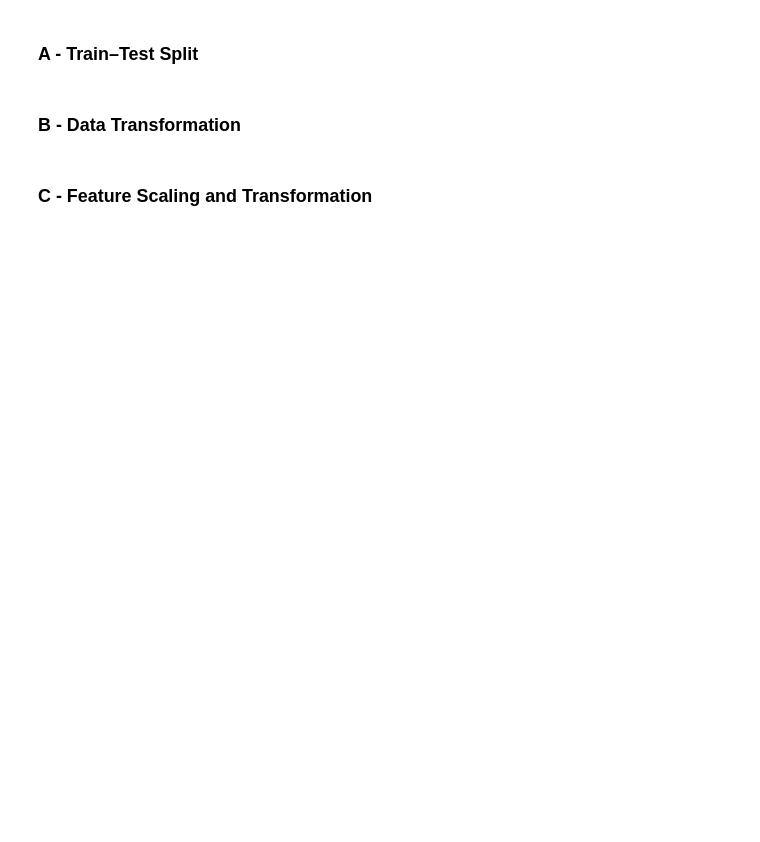
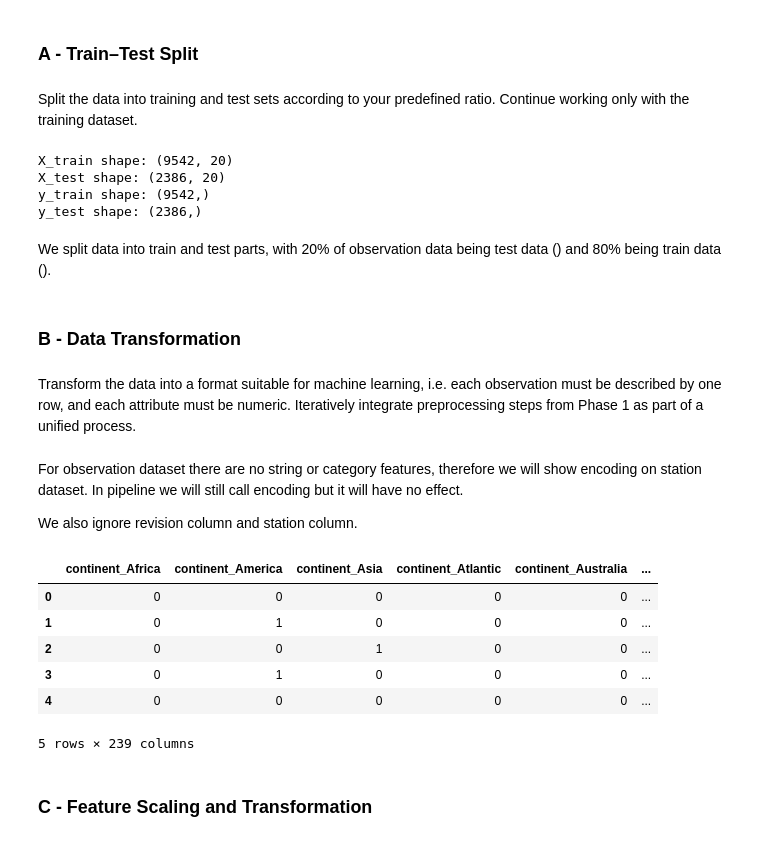
Before and after one commit to kurcinamarian/IAU, a Jupyter notebook: phase_2.ipynb, the cells around one changed output. Saved outputs shown, nothing was run; the diff lists cells and outputs as text; code cells hidden in the pictures; blank space fills up the shorter version.

```diff
--- a/phase_2.ipynb
+++ b/phase_2.ipynb
@@ -43,6 +228,86 @@ You can solve data-related issues iteratively across all phases, as needed.
+# %%
+def Parse(df):
+    df = df.copy()
+
+    split_cols = df['location'].astype(str).str.split('/', n=1, expand=True)
+
+    df['continent'] = split_cols[0].str.strip()
+    df['city'] = split_cols[1].str.strip()
+
+    df = df.drop(columns=['location'])
+
+    return df
+
+station = Parse(station)
 # %% [markdown]
 ### A - Train–Test Split
+# %% [markdown]
+Split the data into training and test sets according to your predefined ratio. Continue working only with the training dataset.
+# %%
+X = observation.drop(columns=['oximetry'])
+y = observation['oximetry']
+
+X_train, X_test, y_train, y_test = train_test_split(
+    X, y,
+    test_size=0.2,
+    random_state=42,
+    stratify=y
+)
+
+print("X_train shape:", X_train.shape)
+print("X_test shape:", X_test.shape)
+print("y_train shape:", y_train.shape)
+print("y_test shape:", y_test.shape)
+# %% [output]
+X_train shape: (9542, 20)
+X_test shape: (2386, 20)
+y_train shape: (9542,)
+y_test shape: (2386,)
+# %% [markdown]
+We split data into train and test parts, with 20% of observation data being test data () and 80% being train data ().
 # %% [markdown]
 ### B - Data Transformation
+# %% [markdown]
+Transform the data into a format suitable for machine learning, i.e. each observation must be described by one row, and each attribute must be numeric.
+Iteratively integrate preprocessing steps from Phase 1 as part of a unified process.
+# %% [markdown]
+For observation dataset there are no string or category features, therefore we will show encoding on station dataset. In pipeline we will still call encoding but it will have no effect.
+
+We also ignore revision column and station column.
+# %%
+station_cleaned = station.drop(columns=['revision', 'station'], errors='ignore')
+
+categorical_cols = ['continent', 'city', 'code']
+numeric_cols = station.select_dtypes(include=['number']).columns.difference(categorical_cols)
+
+
+cat_pipeline = Pipeline([
+    ('imputer', SimpleImputer(strategy='most_frequent')),
+    ('encoder', OneHotEncoder(sparse_output=False, handle_unknown='ignore', dtype=int))
+])
+
+preprocessor = ColumnTransformer([
+    ('cat', cat_pipeline, categorical_cols),
+    ('num', StandardScaler(), numeric_cols)
+])
+
+processed = preprocessor.fit_transform(station)
+
+encoded_cols = preprocessor.named_transformers_['cat'].named_steps['encoder'].get_feature_names_out(categorical_cols)
+
+processed_df = pd.DataFrame(processed, columns=list(encoded_cols) + list(numeric_cols), index=station.index)
+
+for col in encoded_cols:
+    processed_df[col] = processed_df[col].astype(int)
+
+processed_df.head()
+# %% [output]
+|  | continent_Africa | continent_America | continent_Asia | continent_Atlantic | continent_Australia | ... |
+| 0 | 0 | 0 | 0 | 0 | 0 | ... |
+| 1 | 0 | 1 | 0 | 0 | 0 | ... |
+| 2 | 0 | 0 | 1 | 0 | 0 | ... |
+| 3 | 0 | 1 | 0 | 0 | 0 | ... |
+| 4 | 0 | 0 | 0 | 0 | 0 | ... |
+5 rows × 239 columns
 # %% [markdown]
 ### C - Feature Scaling and Transformation
```
Also changed, not shown: parts of 25 cells of this notebook.
